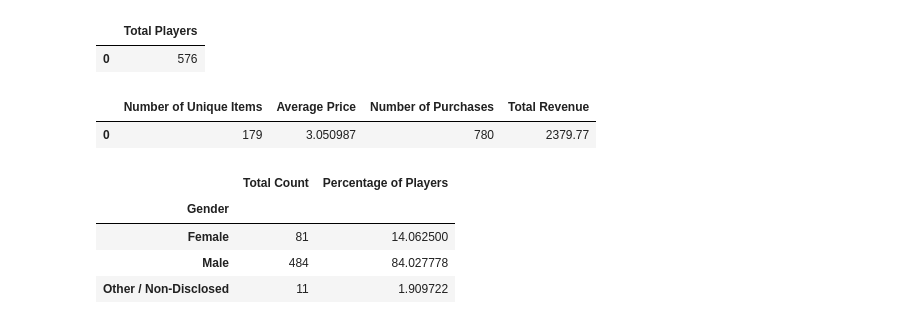
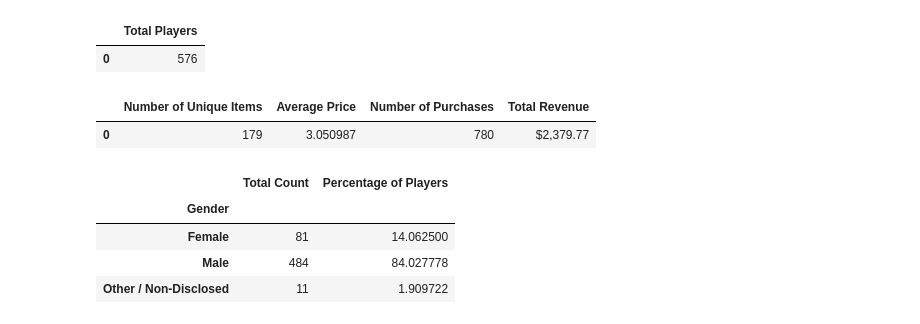
Before and after one commit to emmobley63/pandas-challenge, a Jupyter notebook: HeroesOfPymoli/main.ipynb, the cells around one changed output. Saved outputs shown, nothing was run; the diff lists cells and outputs as text; code cells hidden in the pictures.

Commit message:
,Created formatting for Total Revenue

```diff
--- a/HeroesOfPymoli/main.ipynb
+++ b/HeroesOfPymoli/main.ipynb
@@ -29,25 +29,25 @@ totplayers_df
 # %%
 # Purchasing Analysis
 # Count the number of unique purchase items
 
 uitems = df["Item Name"].nunique()
 uitems
 
 #Average purchase price, Total number of purchases, Sum of price for total revenue
 
 avgprice = df["Price"].mean()
 totpurchases = len(df["Purchase ID"])
 totrev = df["Price"].sum()
 
 tot_df = pd.DataFrame({"Number of Unique Items": uitems,
                        "Average Price": avgprice,
                        "Number of Purchases": totpurchases,
-                       "Total Revenue": totrev}, index = [0])
+                       "Total Revenue": f"${totrev:,.2f}"}, index = [0])
 tot_df
 # If I want to put into table I think that I have to enter the data into a DF
 # %% [output]
 |  | Number of Unique Items | Average Price | Number of Purchases | Total Revenue |
-| 0 | 179 | 3.050987 | 780 | 2379.77 |
+| 0 | 179 | 3.050987 | 780 | $2,379.77 |
 # %%
 gendergroup = df.groupby("Gender")
 
```
